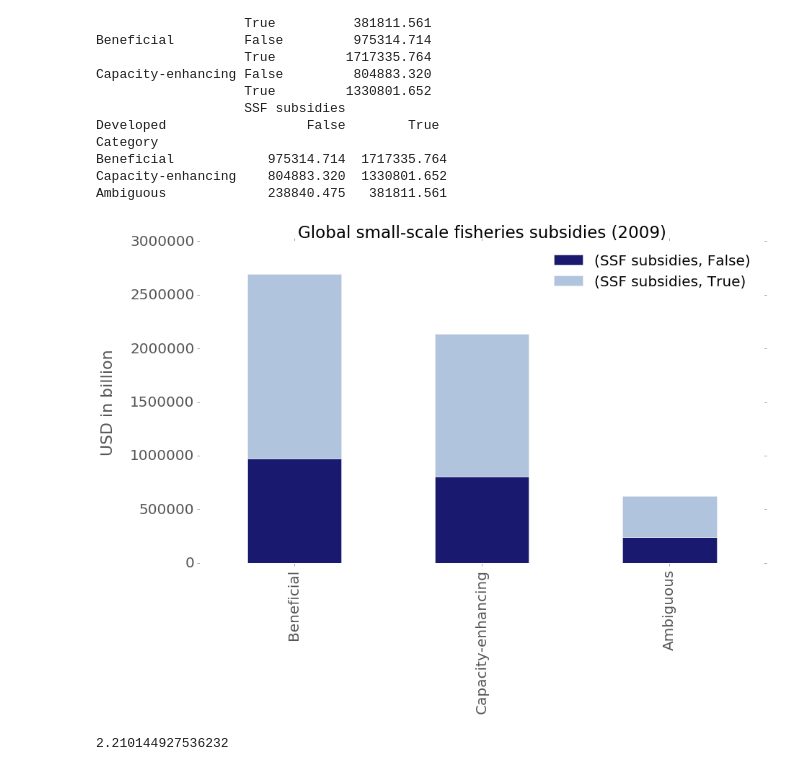
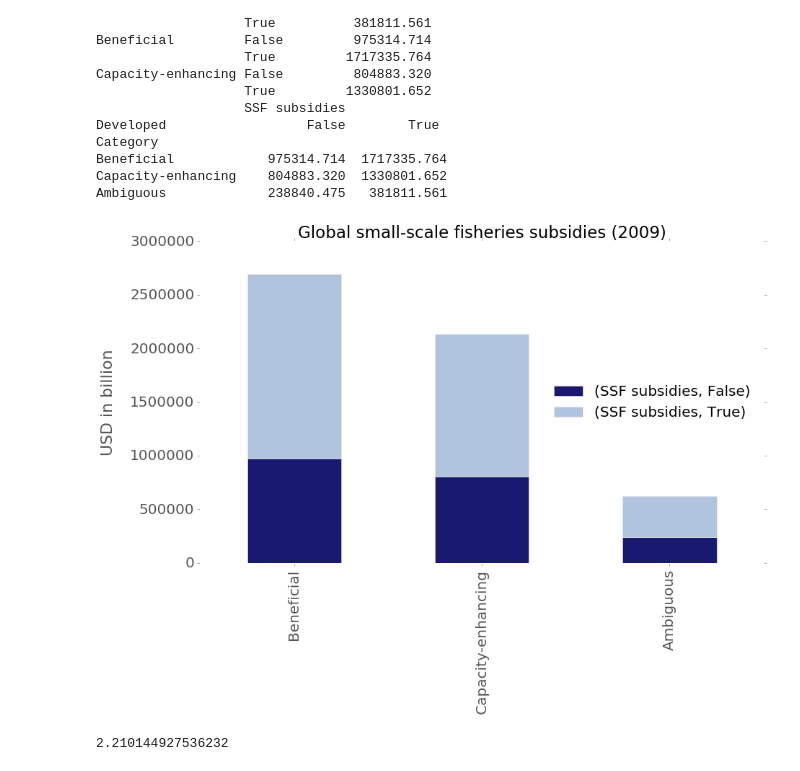
Before and after one commit to annaschu/subsidies, a Jupyter notebook: SSF subsidies capped.ipynb, the cells around one changed output. Cells and saved outputs as stored; diff of their text form; code cells hidden in the pictures.

```diff
--- a/SSF subsidies capped.ipynb
+++ b/SSF subsidies capped.ipynb
@@ -583,25 +586,25 @@ Ambiguous             238840.475   381811.561
 # %%
 ax = DevelopedC.plot(kind='bar', figsize=(14,8),stacked=True, legend=True, fontsize=20, color=["MidnightBlue","LightsteelBlue"])
 
 ax.set_title("Global small-scale fisheries subsidies (2009)", fontsize=23)
 ax.set_titlepad = 100
 ax.set_ylabel("USD in billion",fontsize=22)
 ax.yaxis.labelpad = 20
 ax.set_xlabel("",fontsize=18)
 
 #  ax.set_xticklabels([label],rotation=80, fontsize=20)
 ax.set_axis_bgcolor('w')
 
-legend = plt.legend(loc=1,fontsize=20)
+legend = plt.legend(loc=5,fontsize=20)
 legend.get_frame().set_facecolor('w')
 
 
 #  plt.savefig('Subsidies_Developed.svg', dpi=400, bbox_inches='tight')
 #  plt.savefig('Subsidies_Developed.pdf', dpi=400, bbox_inches='tight')
 
 plt.show()
 # %% [output]
-[figure, old version]
+[figure, new version]
 # %%
 305.0/138.0
 # %% [output]
```
Also changed, not shown: parts of 8 cells of this notebook, 6 other files.
